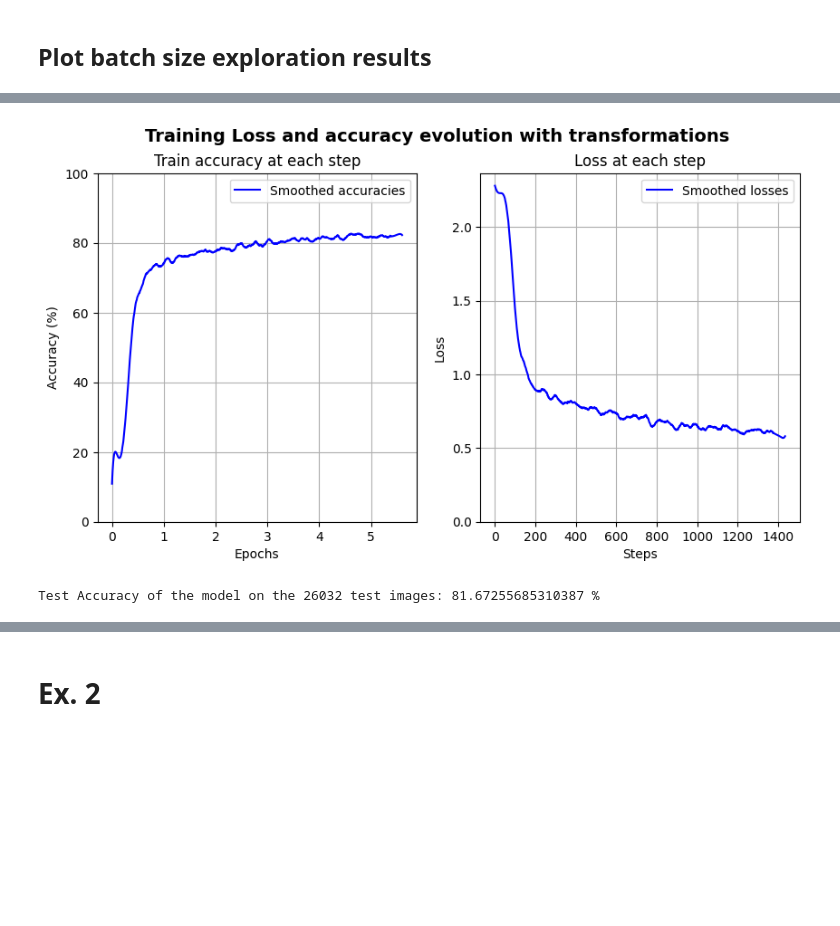
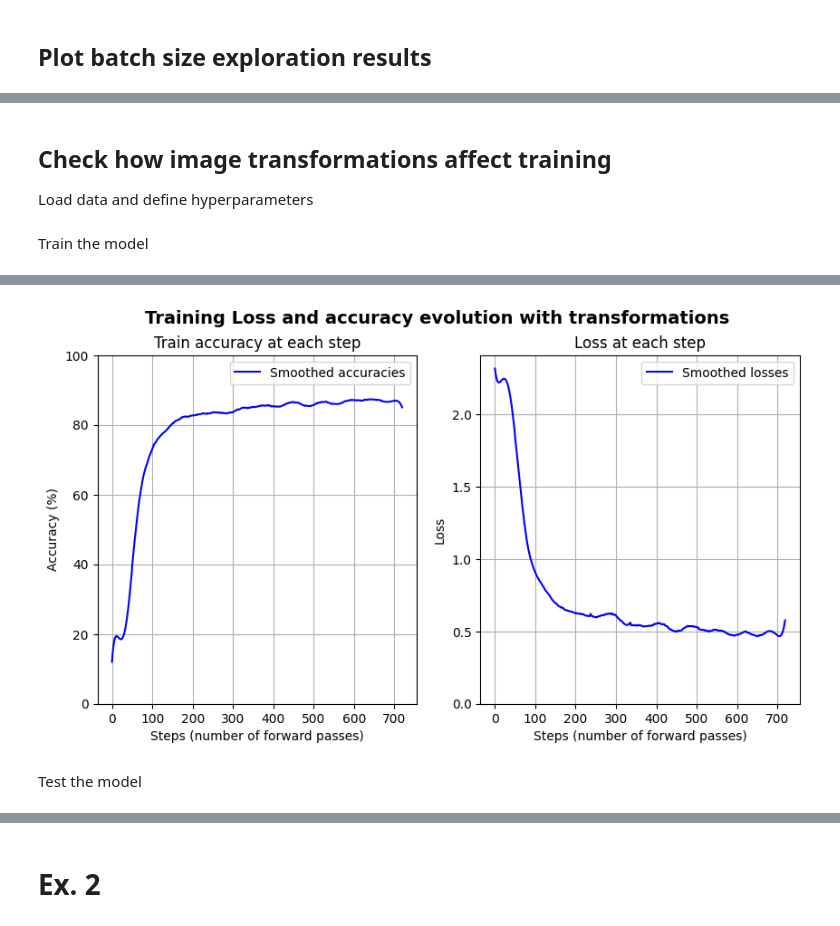
Before and after one commit to Alejandro-FA/UPF-Deep_Learning, a Jupyter notebook: P3/P3-Questions.ipynb, the cells around one changed output, grey strips where cells are left out. Cells and saved outputs as stored; diff of their text form; code cells hidden in the pictures; blank space fills up the shorter version.

```diff
--- a/P3/P3-Questions.ipynb
+++ b/P3/P3-Questions.ipynb
@@ -261,7 +261,7 @@ for lr in learning_rates:
     optimizer = torch.optim.Adam(model.parameters(), lr=lr)
 
     # Train the model
-    train_results = trainer.train(model, optimizer)
+    train_results = trainer.train(model, optimizer, verbose=False)
     lr_losses[lr] = train_results['loss']
     lr_accuracies[lr] = train_results['accuracy']
 
@@ -355,7 +352,7 @@ for batch in batch_sizes:
 
     # Train the model
     trainer = mtw.Trainer(evaluation=evaluation, epochs=num_epochs, data_loader=train_loader, device=device)
-    train_results = trainer.train(model, optimizer)
+    train_results = trainer.train(model, optimizer, verbose=False)
     batch_losses[batch] = train_results['loss']
     batch_accuracies[batch] = train_results['accuracy']
 
@@ -494,3 +489,7 @@ plt.show()
+# %% [markdown]
+## Check how image transformations affect training
+
+Load data and define hyperparameters
 # %%
 tr = transforms.Compose([
         transforms.RandomRotation(degrees=(-25, 25)),
@@ -500,38 +499,31 @@ tr = transforms.Compose([
         ])
 
 SVHNTrain = SVHN(data_path+'/svhn/train_32x32.mat', tr)
+transofrmed_train_loader = torch.utils.data.DataLoader(dataset=SVHNTrain, batch_size=256, shuffle=True)
 
-
-# network
-transofrmed_train_loader = torch.utils.data.DataLoader(dataset=SVHNTrain,
-                                               batch_size=256,
-                                               shuffle=True)
-
-num_classes = 10
-transformed_model = ConvNet()
-
-
-# Cross entropy loss for classification problems
-criterion = nn.CrossEntropyLoss()
-
-#Initialize optimizer
+model = ConvNet()
+num_epochs = 5
 learning_rate = .001
-optimizer = torch.optim.Adam(transformed_model.parameters(), lr = learning_rate)
-
-# Device configuration (choose GPU if it is available )
-num_epochs = 5
-
-transformed_model = transformed_model.to(device)
+optimizer = torch.optim.Adam(model.parameters(), lr=learning_rate)
+# %% [markdown]
+Train the model
 # %%
-print(f"Training with {len(SVHNTrain)} images")
-train_accuracies, train_losses = train_cnn(transformed_model, transofrmed_train_loader, num_epochs, optimizer, criterion)
+model_id = iomanager.next_id_available()
+print(f"\nTraining model {model_id} (with image transformations)...")
 
+# Train the model
+trainer = mtw.Trainer(evaluation=evaluation, epochs=num_epochs, data_loader=train_loader, device=device)
+train_results = trainer.train(model, optimizer, verbose=True)
+train_losses = train_results['loss']
+train_accuracies = train_results['accuracy']
+
+# Save the model checkpoint
+iomanager.save(model=model, model_id=model_id)
+
+# Plot the results
 fig6, axes = plt.subplots(1, 2, figsize=(10, 5))
 plt.suptitle("Training Loss and accuracy evolution with transformations", fontsize=14, fontweight="bold")
 plot_acc_loss(fig6, axes, train_accuracies, train_losses, num_epochs, save_figure, plot_mode="smooth")
 if save_figure: plt.savefig(f"{results_path}/fig6.png", dpi=300)
 plt.show()
-
-# Save the model checkpoint
-torch.save(transformed_model.state_dict(), results_path + "models/" + train_model_name + ".ckpt")
 # %% [output]
@@ -539,19 +546,3 @@ Training with 73257 images
-[figure, old version]
+[figure, new version]
-# %%
-transformed_model.load_state_dict(torch.load(results_path + "models/" + test_model_name + ".ckpt"))
-# Load test dataset
-SVHNTest = SVHN(data_path+'/svhn/test_32x32.mat', tr)
-test_loader = torch.utils.data.DataLoader(dataset=SVHNTest,
-                                            batch_size=256,
-                                            shuffle=True)
-transformed_model.eval() # Set the model in evaluation mode
-
-
-test_acc = test(transformed_model, test_loader)
-
-print('Test Accuracy of the model on the {} test images: {} %'.format(len(SVHNTest), test_acc))
-
-with open(results_path + "models/" + test_model_name + ".txt", "a") as results_txt:
-    results_txt.write(f"Test accuracy: {test_acc}\n")
-# %% [output]
-Test Accuracy of the model on the 26032 test images: 81.67255685310387 %
+# %% [markdown]
+Test the model
```
Also changed, not shown: parts of 20 cells of this notebook, 32 other files.
